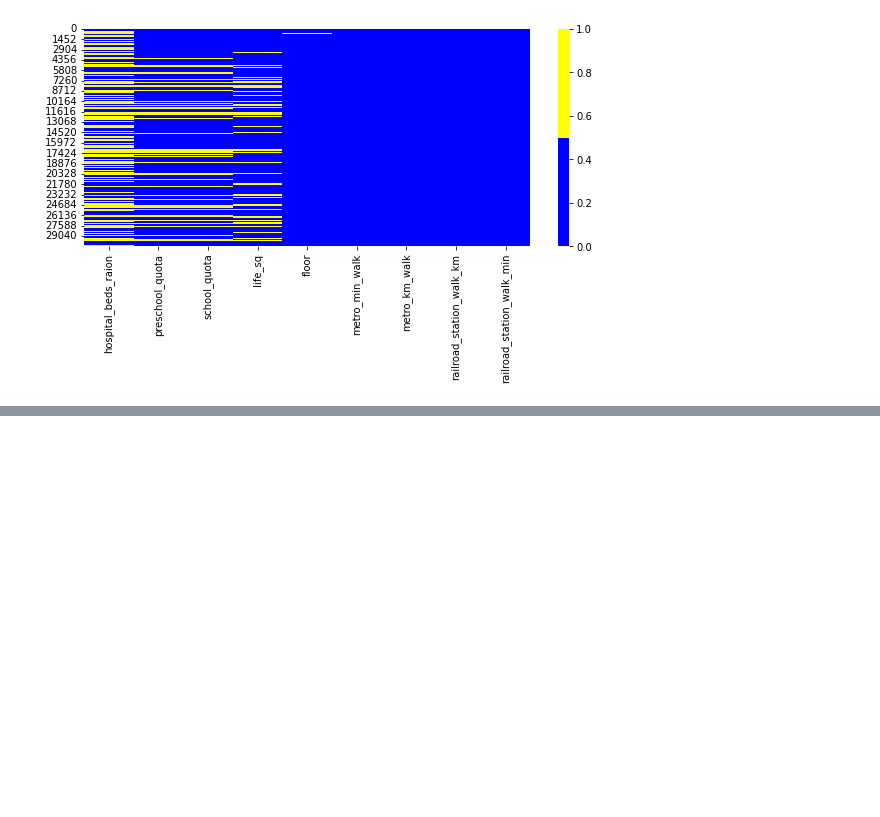
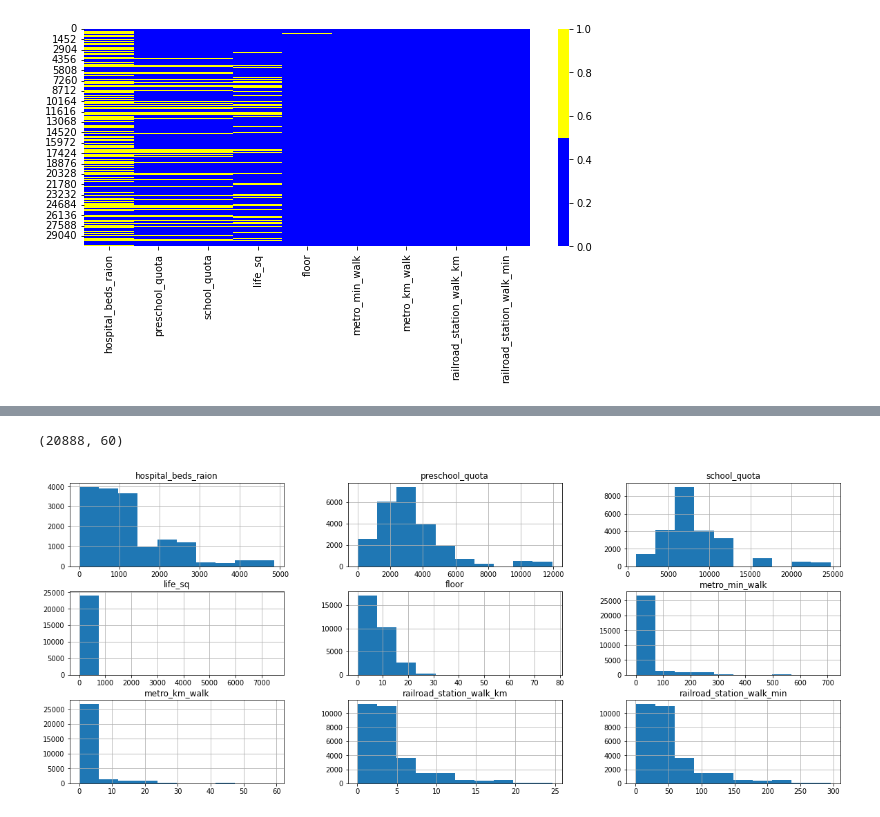
Before and after one commit to Nokachishikime/sf_data_science, a Jupyter notebook: P_14_Data_preparation/Preparation_Sber.ipynb, the cells around one changed output, grey strips where cells are left out. Saved outputs shown, nothing was run; the diff lists cells and outputs as text; code cells hidden in the pictures; blank space fills up the shorter version.

```diff
--- a/P_14_Data_preparation/Preparation_Sber.ipynb
+++ b/P_14_Data_preparation/Preparation_Sber.ipynb
@@ -147,0 +177,9 @@ ax = sns.heatmap(
+# %%
+print(drop_data.shape)
+# %% [output]
+(20888, 60)
+# %%
+cols = cols_with_null.index
+sber_data[cols].hist(figsize=(20, 8));
+# %% [output]
+[figure, added]
```
Also changed, not shown: parts of 6 cells of this notebook.
